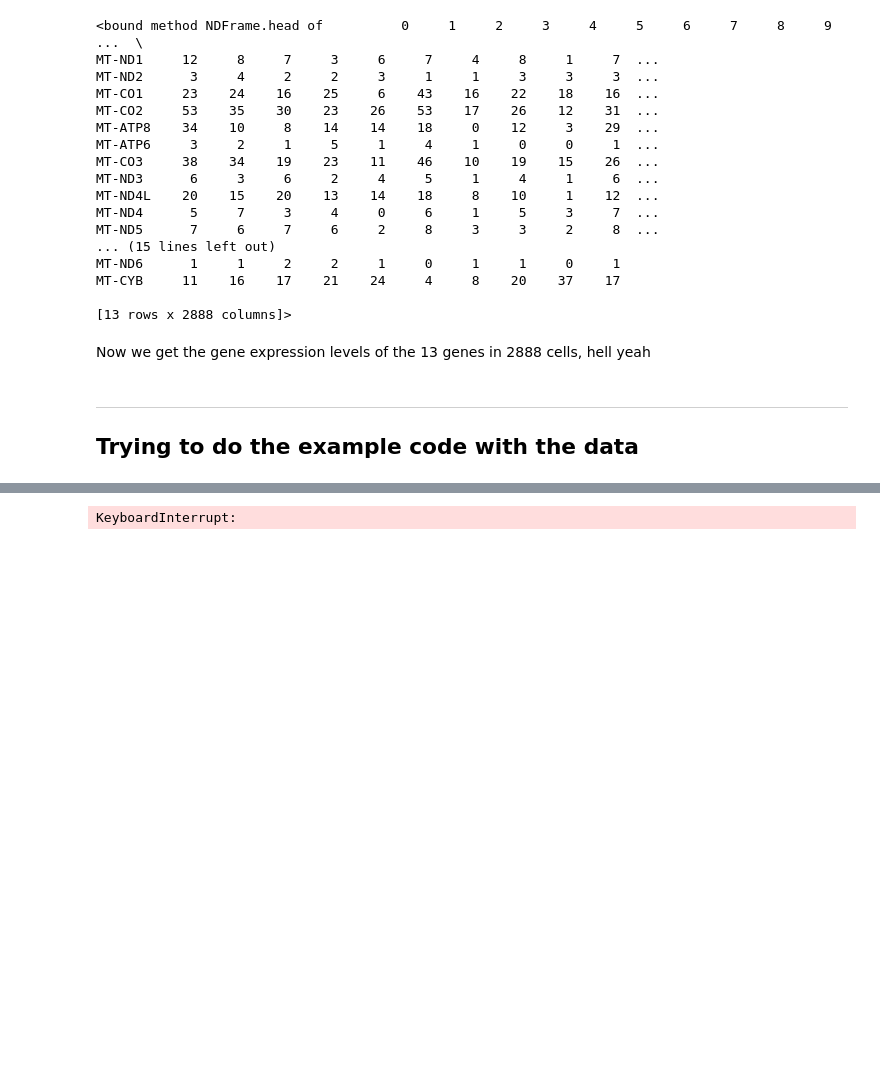
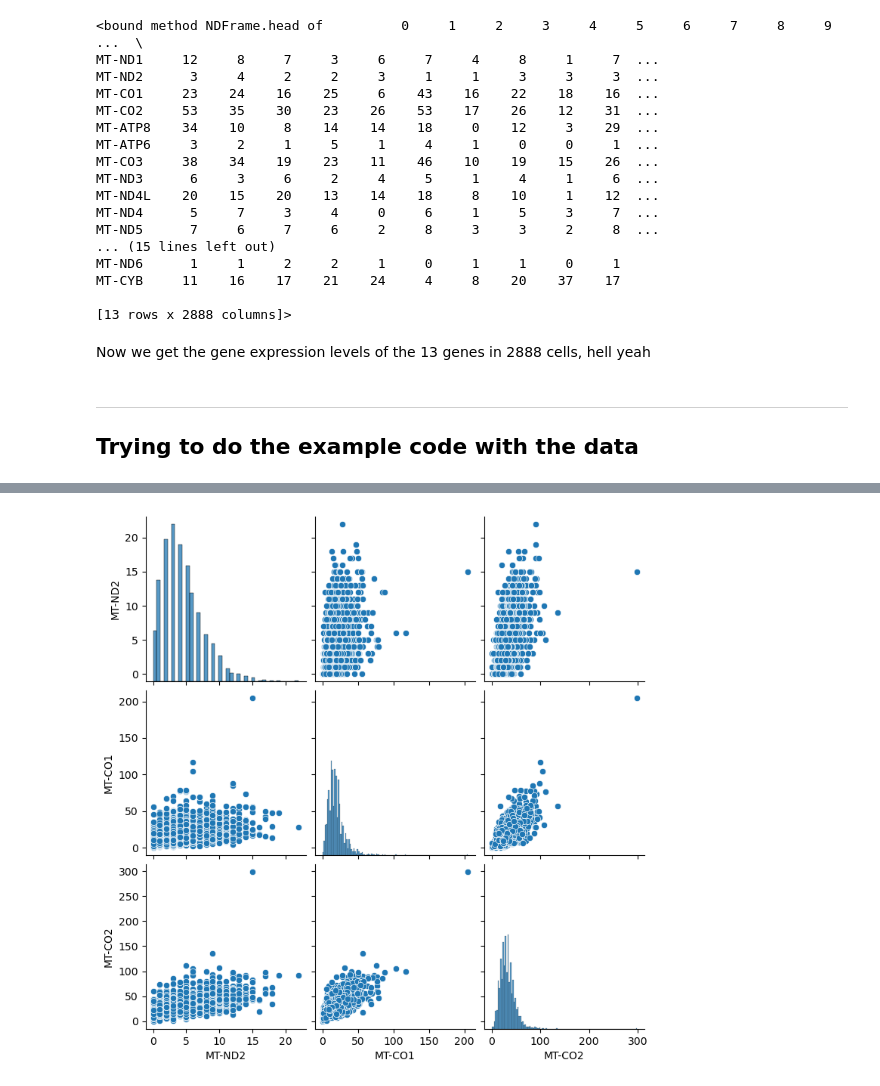
Before and after one commit to rrrrrrrlll/M2R_Group_12, a Jupyter notebook: gene_trial1.ipynb, the cells around one changed output, grey strips where cells are left out. Drawn from its saved outputs; the diff is of its cells as text; code cells hidden in the pictures; blank space fills up the shorter version.

```diff
--- a/gene_trial1.ipynb
+++ b/gene_trial1.ipynb
@@ -151,5 +162,5 @@ dftrial
 # %%
 sns.pairplot(dftrial)
-plt.show
+plt.show()
 # %% [output]
-KeyboardInterrupt:
+[figure, added]
```
Also changed, not shown: parts of 3 cells of this notebook.
